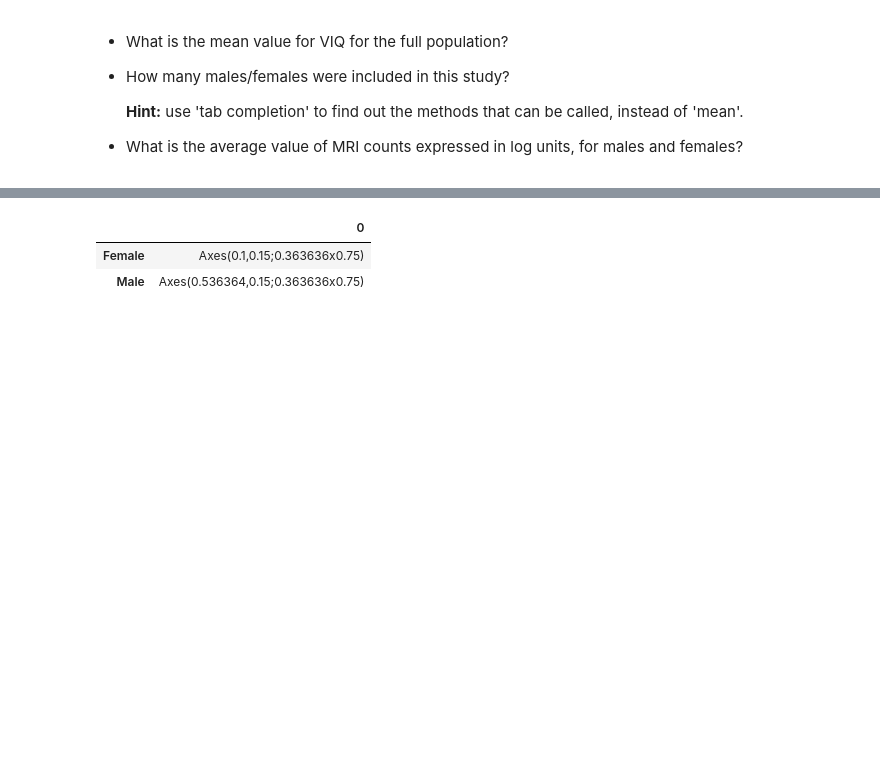
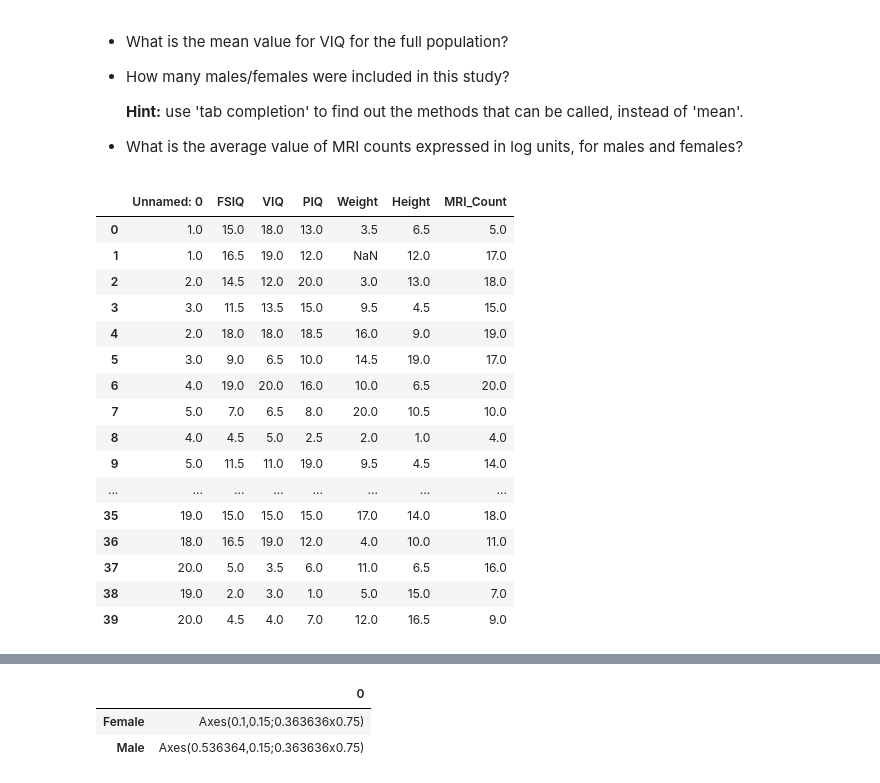
Before and after one commit to LiveKlas/DataScience_Projects, a Jupyter notebook: notebooks/Statistics_in_Python.ipynb, the cells around one changed output, grey strips where cells are left out. Cells and saved outputs as stored; diff of their text form; code cells hidden in the pictures; blank space fills up the shorter version.

```diff
--- a/notebooks/Statistics_in_Python.ipynb
+++ b/notebooks/Statistics_in_Python.ipynb
@@ -161,3 +211,23 @@ groupby_gender.std()
 
   **Hint:** use 'tab completion' to find out the methods that can be called, instead of 'mean'.
 * What is the average value of MRI counts expressed in log units, for males and females?
+# %%
+groupby_gender.rank()
+# %% [output]
+|  | Unnamed: 0 | FSIQ | VIQ | PIQ | Weight | Height | MRI_Count |
+| 0 | 1.0 | 15.0 | 18.0 | 13.0 | 3.5 | 6.5 | 5.0 |
+| 1 | 1.0 | 16.5 | 19.0 | 12.0 | NaN | 12.0 | 17.0 |
+| 2 | 2.0 | 14.5 | 12.0 | 20.0 | 3.0 | 13.0 | 18.0 |
+| 3 | 3.0 | 11.5 | 13.5 | 15.0 | 9.5 | 4.5 | 15.0 |
+| 4 | 2.0 | 18.0 | 18.0 | 18.5 | 16.0 | 9.0 | 19.0 |
+| 5 | 3.0 | 9.0 | 6.5 | 10.0 | 14.5 | 19.0 | 17.0 |
+| 6 | 4.0 | 19.0 | 20.0 | 16.0 | 10.0 | 6.5 | 20.0 |
+| 7 | 5.0 | 7.0 | 6.5 | 8.0 | 20.0 | 10.5 | 10.0 |
+| 8 | 4.0 | 4.5 | 5.0 | 2.5 | 2.0 | 1.0 | 4.0 |
+| 9 | 5.0 | 11.5 | 11.0 | 19.0 | 9.5 | 4.5 | 14.0 |
+| ... | ... | ... | ... | ... | ... | ... | ... |
+| 35 | 19.0 | 15.0 | 15.0 | 15.0 | 17.0 | 14.0 | 18.0 |
+| 36 | 18.0 | 16.5 | 19.0 | 12.0 | 4.0 | 10.0 | 11.0 |
+| 37 | 20.0 | 5.0 | 3.5 | 6.0 | 11.0 | 6.5 | 16.0 |
+| 38 | 19.0 | 2.0 | 3.0 | 1.0 | 5.0 | 15.0 | 7.0 |
+| 39 | 20.0 | 4.5 | 4.0 | 7.0 | 12.0 | 16.5 | 9.0 |
```
Also changed, not shown: parts of 10 cells of this notebook.
